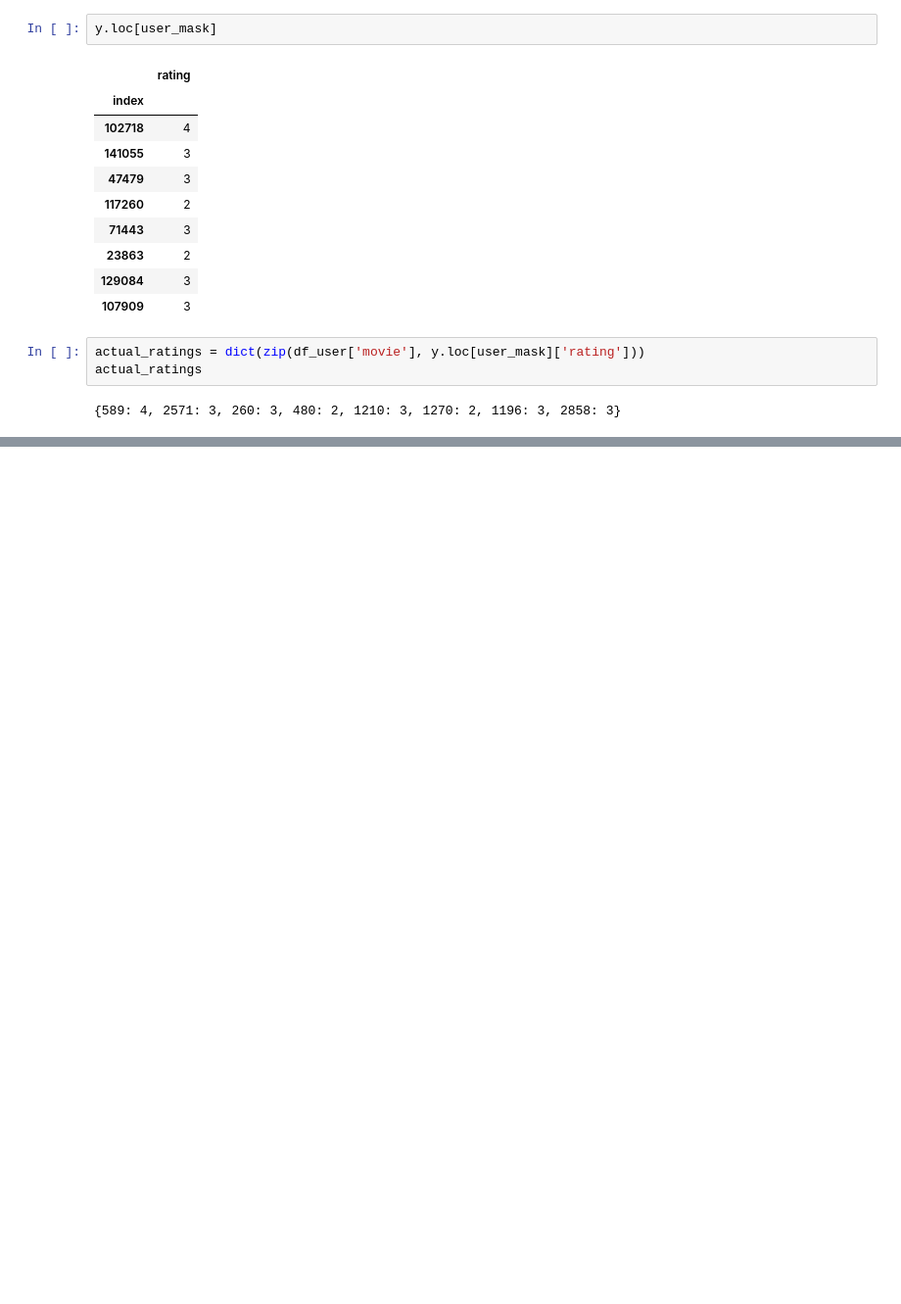
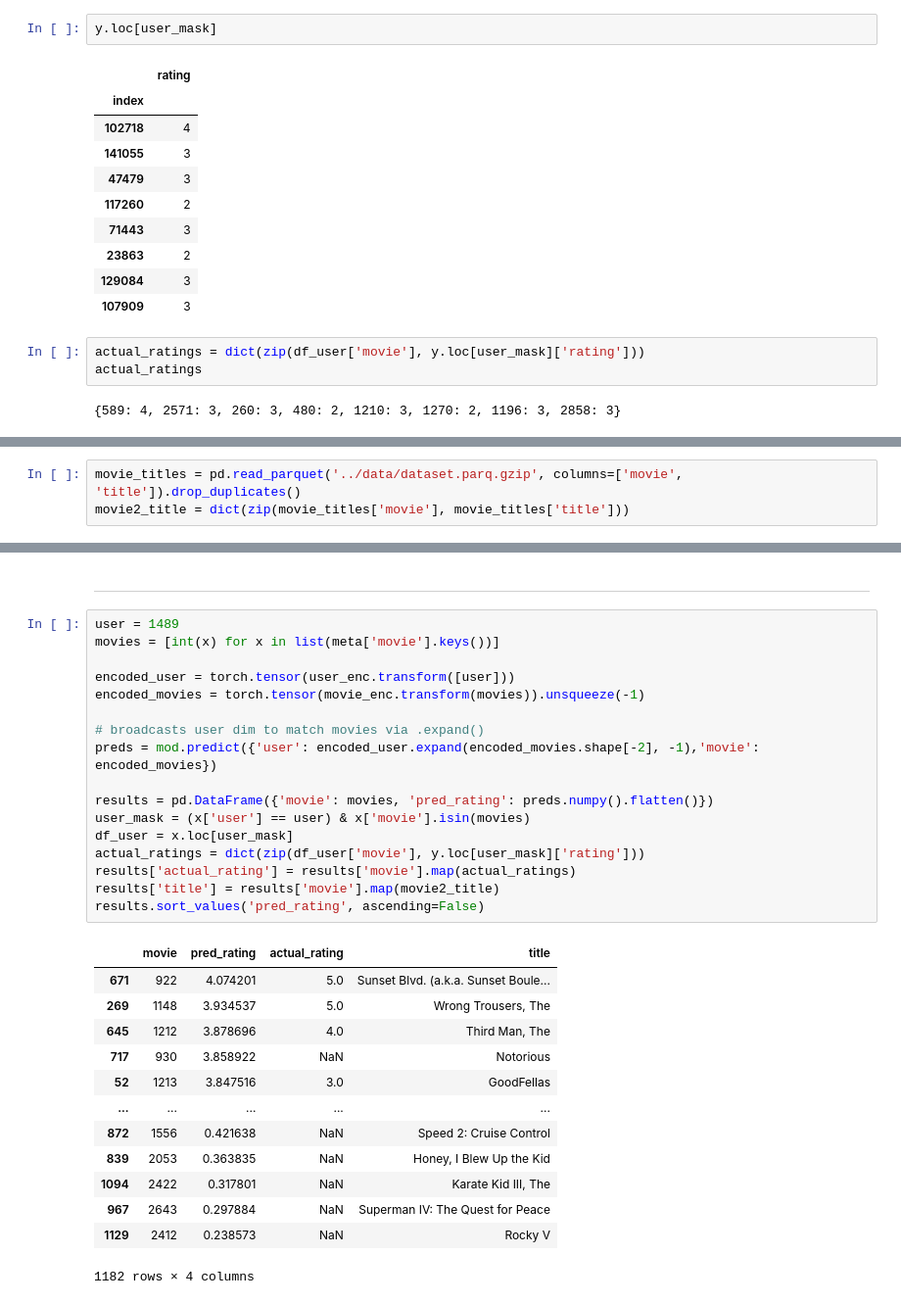
Before and after one commit to chris-santiago/liveProject-deepRecommender, a Jupyter notebook: notebooks/pt_3_1.ipynb, the cells around one changed output, grey strips where cells are left out. Shown at 98% size. Saved outputs shown, nothing was run; the diff lists cells and outputs as text; blank space fills up the shorter version.

```diff
--- a/notebooks/pt_3_1.ipynb
+++ b/notebooks/pt_3_1.ipynb
@@ -309,3 +323,6 @@ results
 | 7 | 2571 | 3.295685 | 3.0 |
 | 8 | 1270 | 2.701748 | 2.0 |
 | 9 | 593 | 3.842056 | NaN |
+# %%
+movie_titles = pd.read_parquet('../data/dataset.parq.gzip', columns=['movie', 'title']).drop_duplicates()
+movie2_title = dict(zip(movie_titles['movie'], movie_titles['title']))
@@ -311,0 +344,33 @@ results
+# %% [markdown]
+<hr>
+# %%
+user = 1489
+movies = [int(x) for x in list(meta['movie'].keys())]
+
+encoded_user = torch.tensor(user_enc.transform([user]))
+encoded_movies = torch.tensor(movie_enc.transform(movies)).unsqueeze(-1)
+
+# broadcasts user dim to match movies via .expand()
+preds = mod.predict({'user': encoded_user.expand(encoded_movies.shape[-2], -1),'movie': encoded_movies})
+
+results = pd.DataFrame({'movie': movies, 'pred_rating': preds.numpy().flatten()})
+user_mask = (x['user'] == user) & x['movie'].isin(movies)
+df_user = x.loc[user_mask]
+actual_ratings = dict(zip(df_user['movie'], y.loc[user_mask]['rating']))
+results['actual_rating'] = results['movie'].map(actual_ratings)
+results['title'] = results['movie'].map(movie2_title)
+results.sort_values('pred_rating', ascending=False)
+# %% [output]
+|  | movie | pred_rating | actual_rating | title |
+| 671 | 922 | 4.074201 | 5.0 | Sunset Blvd. (a.k.a. Sunset Boule... |
+| 269 | 1148 | 3.934537 | 5.0 | Wrong Trousers, The |
+| 645 | 1212 | 3.878696 | 4.0 | Third Man, The |
+| 717 | 930 | 3.858922 | NaN | Notorious |
+| 52 | 1213 | 3.847516 | 3.0 | GoodFellas |
+| ... | ... | ... | ... | ... |
+| 872 | 1556 | 0.421638 | NaN | Speed 2: Cruise Control |
+| 839 | 2053 | 0.363835 | NaN | Honey, I Blew Up the Kid |
+| 1094 | 2422 | 0.317801 | NaN | Karate Kid III, The |
+| 967 | 2643 | 0.297884 | NaN | Superman IV: The Quest for Peace |
+| 1129 | 2412 | 0.238573 | NaN | Rocky V |
+1182 rows × 4 columns
```
Also changed, not shown: parts of 7 cells of this notebook, 1 other file.
